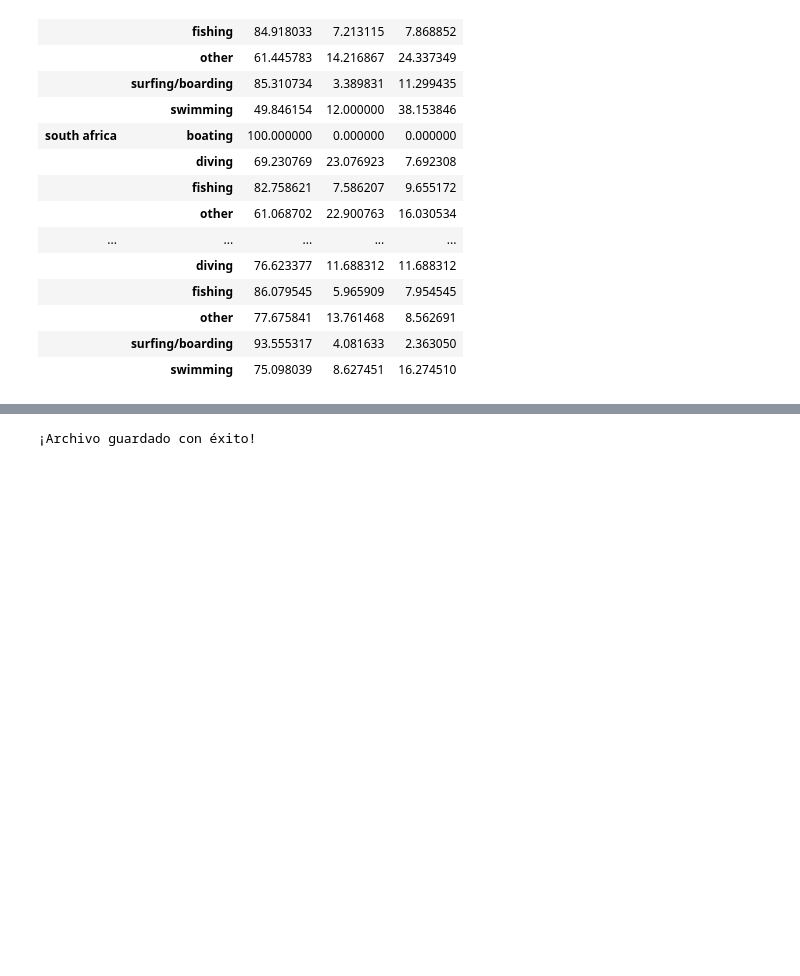
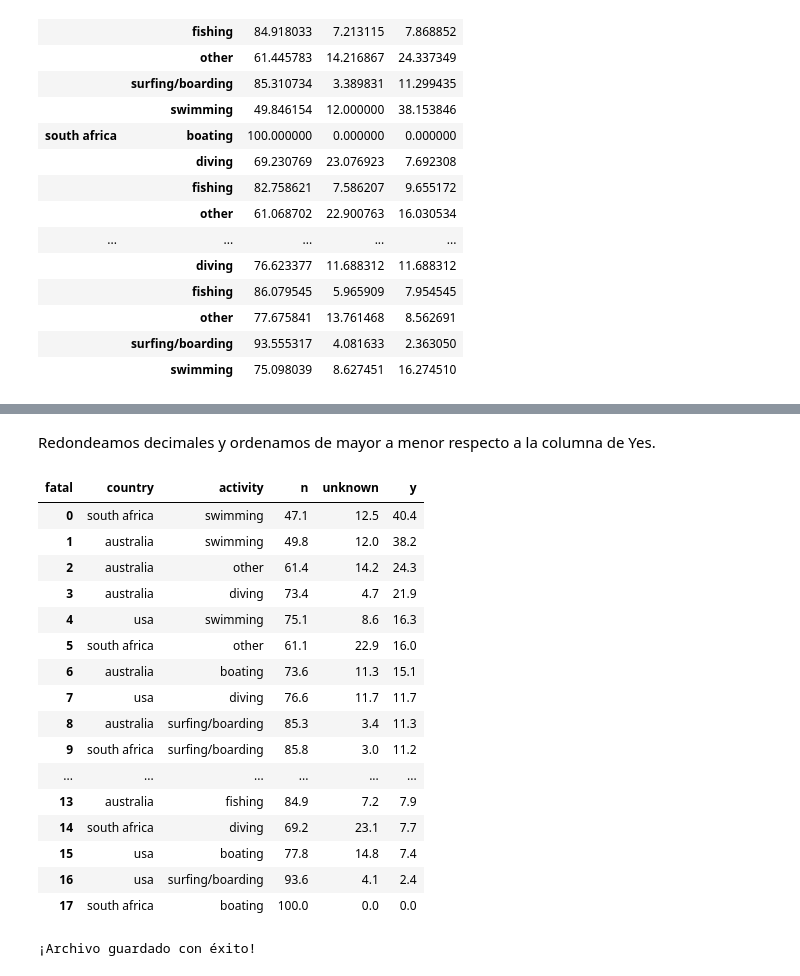
Before and after one commit to eliomartinezcastano-stack/Semana2_Shark_Attacks, a Jupyter notebook: Semana_2_Shark_Attacks.ipynb, the cells around one changed output, grey strips where cells are left out. Drawn from its saved outputs; the diff is of its cells as text; code cells hidden in the pictures; blank space fills up the shorter version.

```diff
--- a/Semana_2_Shark_Attacks.ipynb
+++ b/Semana_2_Shark_Attacks.ipynb
@@ -421,6 +421,3 @@ tabla2
 |  | other | 77.675841 | 13.761468 | 8.562691 |
 |  | surfing/boarding | 93.555317 | 4.081633 | 2.363050 |
 |  | swimming | 75.098039 | 8.627451 | 16.274510 |
-# %%
-tabla2 = tabla2.sort_values(by='y', ascending=False)
-tabla2
@@ -507,3 +424,27 @@ fig.show()
+# %% [markdown]
+Redondeamos decimales y ordenamos de mayor a menor respecto a la columna de Yes.
+# %%
+tabla2 = tabla2.round(1)
+tabla2 = tabla2.reset_index()
+tabla2
+# %% [output]
+| fatal | country | activity | n | unknown | y |
+| 0 | south africa | swimming | 47.1 | 12.5 | 40.4 |
+| 1 | australia | swimming | 49.8 | 12.0 | 38.2 |
+| 2 | australia | other | 61.4 | 14.2 | 24.3 |
+| 3 | australia | diving | 73.4 | 4.7 | 21.9 |
+| 4 | usa | swimming | 75.1 | 8.6 | 16.3 |
+| 5 | south africa | other | 61.1 | 22.9 | 16.0 |
+| 6 | australia | boating | 73.6 | 11.3 | 15.1 |
+| 7 | usa | diving | 76.6 | 11.7 | 11.7 |
+| 8 | australia | surfing/boarding | 85.3 | 3.4 | 11.3 |
+| 9 | south africa | surfing/boarding | 85.8 | 3.0 | 11.2 |
+| ... | ... | ... | ... | ... | ... |
+| 13 | australia | fishing | 84.9 | 7.2 | 7.9 |
+| 14 | south africa | diving | 69.2 | 23.1 | 7.7 |
+| 15 | usa | boating | 77.8 | 14.8 | 7.4 |
+| 16 | usa | surfing/boarding | 93.6 | 4.1 | 2.4 |
+| 17 | south africa | boating | 100.0 | 0.0 | 0.0 |
 # %%
 # Me aseguro de guardar el DataFrame limpio
 Shark_Attacks_df.to_csv("attacks_cleaned.csv", index=False)
```
Also changed, not shown: parts of 5 cells of this notebook.
